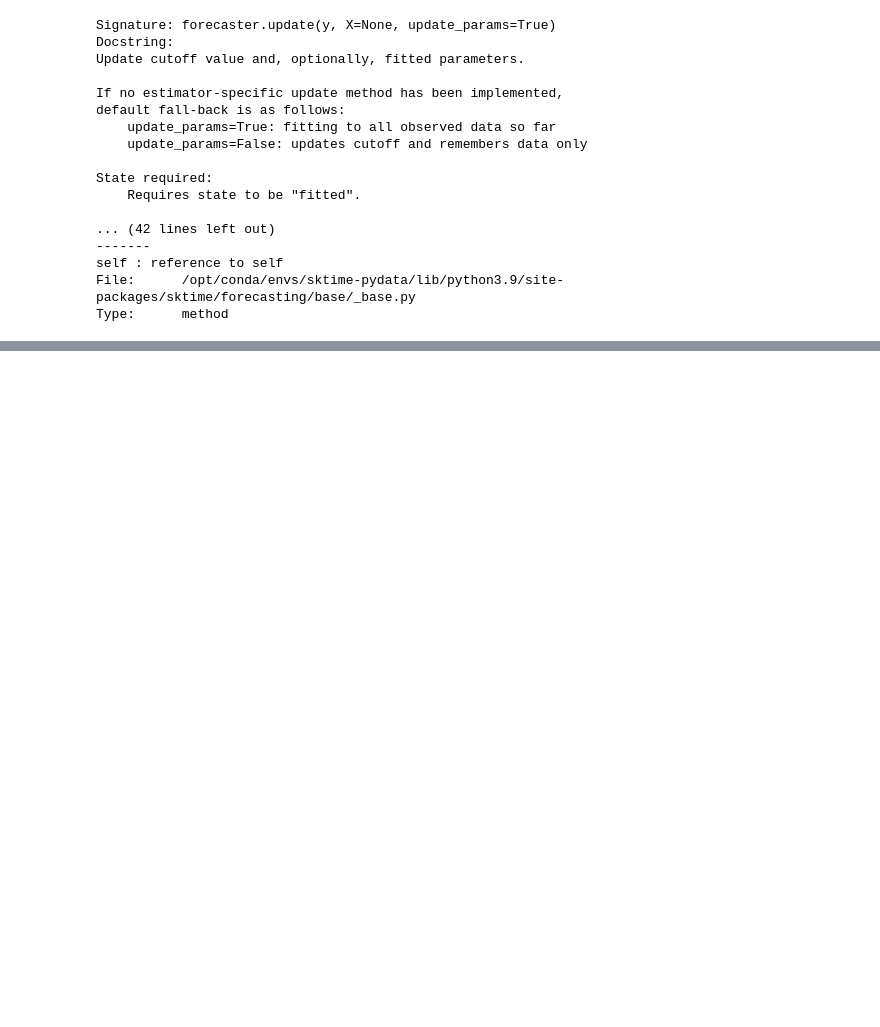
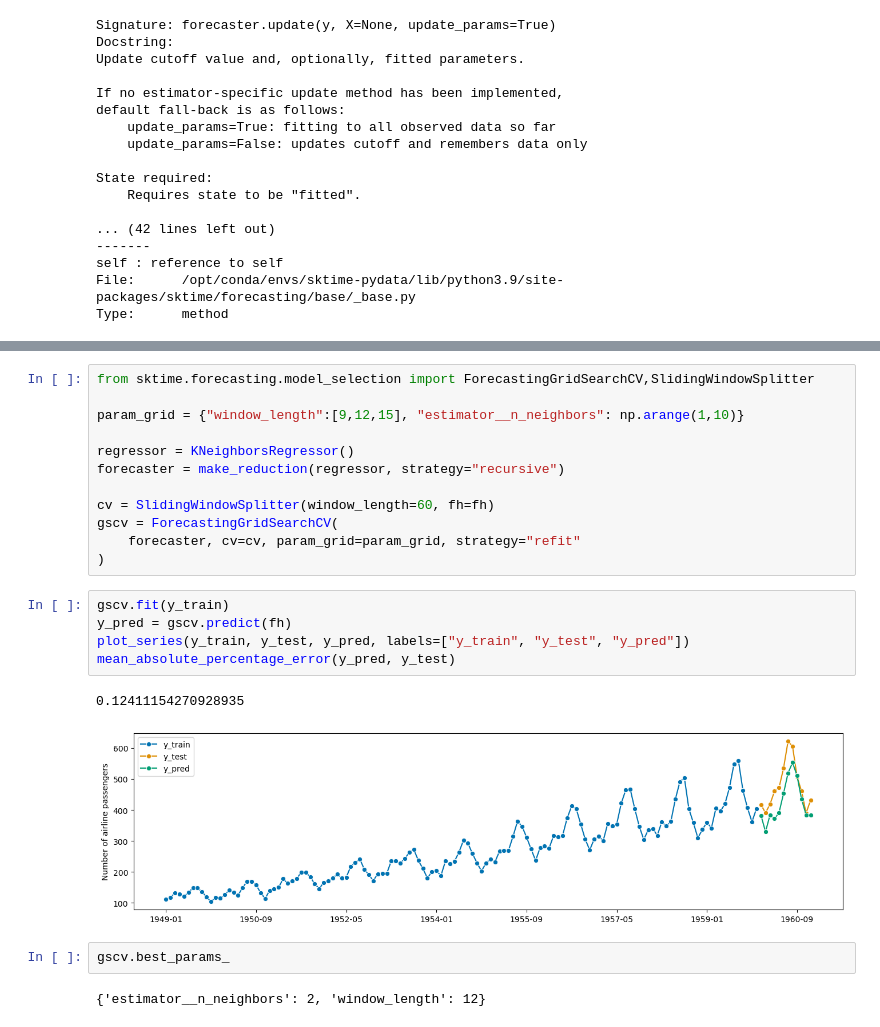
Before and after one commit to KJR020/sktime-tutorial-pydata-global-2021, a Jupyter notebook: notebooks/my_note_2_forecasting.ipynb, the cells around one changed output, grey strips where cells are left out. Drawn from its saved outputs; the diff is of its cells as text; blank space fills up the shorter version.

```diff
--- a/notebooks/my_note_2_forecasting.ipynb
+++ b/notebooks/my_note_2_forecasting.ipynb
@@ -331,0 +385,24 @@ Type:      method
+# %%
+from sktime.forecasting.model_selection import ForecastingGridSearchCV,SlidingWindowSplitter
+
+param_grid = {"window_length":[9,12,15], "estimator__n_neighbors": np.arange(1,10)}
+
+regressor = KNeighborsRegressor()
+forecaster = make_reduction(regressor, strategy="recursive")
+
+cv = SlidingWindowSplitter(window_length=60, fh=fh)
+gscv = ForecastingGridSearchCV(
+    forecaster, cv=cv, param_grid=param_grid, strategy="refit"
+)
+# %%
+gscv.fit(y_train)
+y_pred = gscv.predict(fh)
+plot_series(y_train, y_test, y_pred, labels=["y_train", "y_test", "y_pred"])
+mean_absolute_percentage_error(y_pred, y_test)
+# %% [output]
+0.12411154270928935
+[figure, added]
+# %%
+gscv.best_params_
+# %% [output]
+{'estimator__n_neighbors': 2, 'window_length': 12}
```
Also changed, not shown: parts of 40 cells of this notebook.
